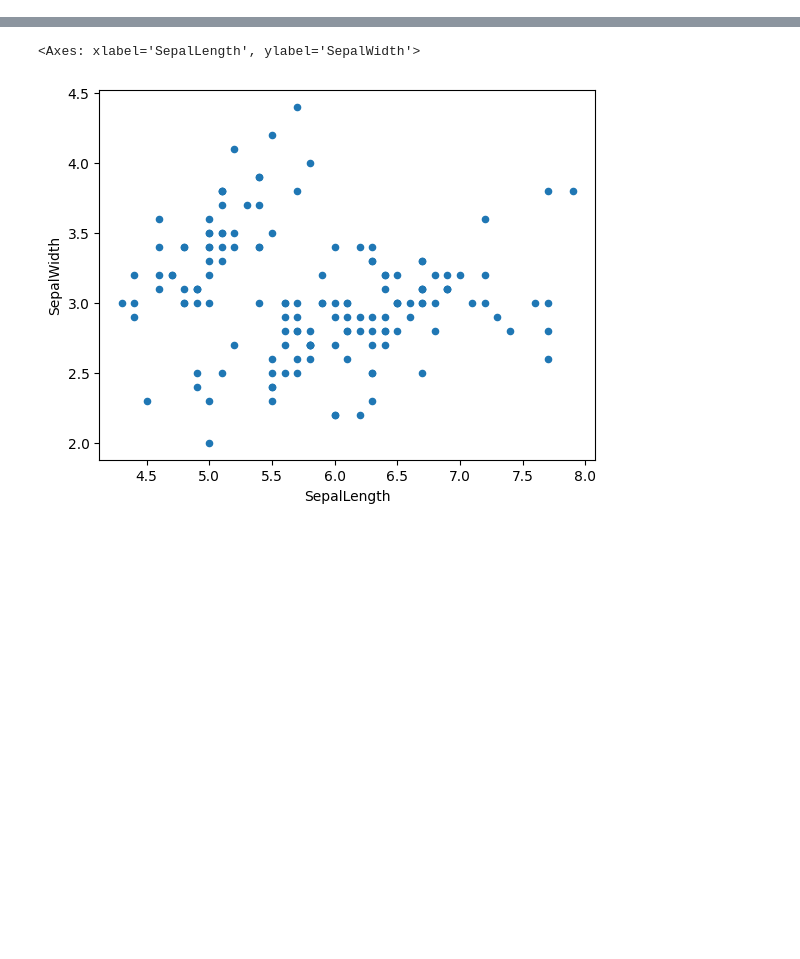
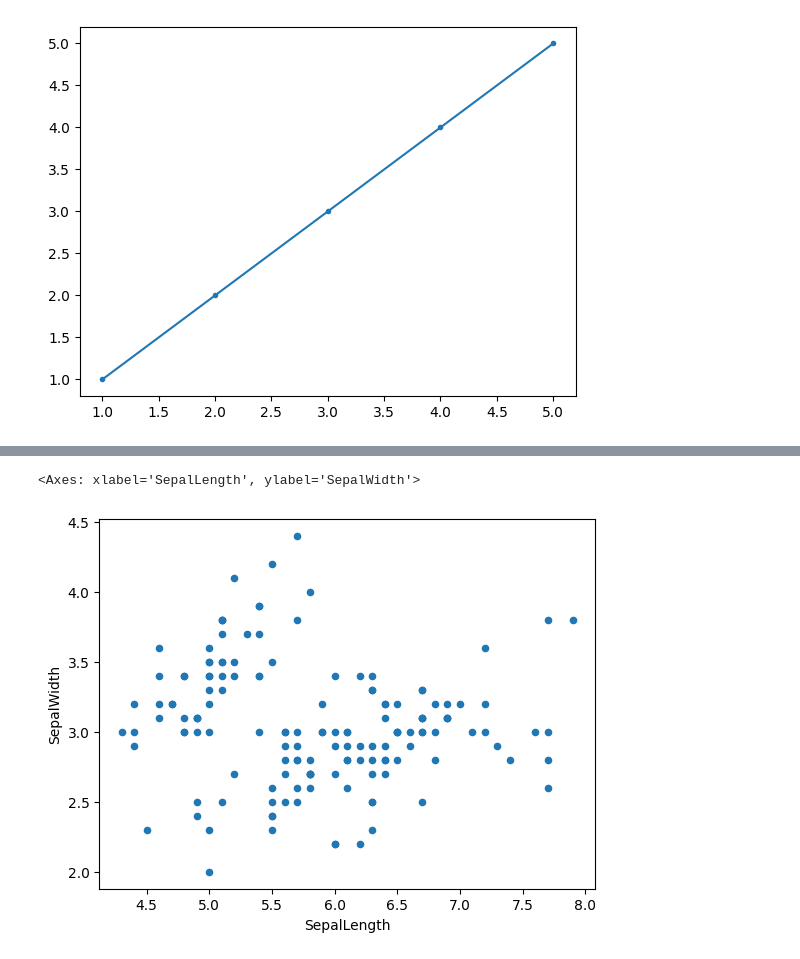
Before and after one commit to Vokturz/Curso-Python-BCCh, a Jupyter notebook: clase5/Clase5_Visualizacion.ipynb, the cells around one changed output, grey strips where cells are left out. Drawn from its saved outputs; the diff is of its cells as text; code cells hidden in the pictures; blank space fills up the shorter version.

```diff
--- a/clase5/Clase5_Visualizacion.ipynb
+++ b/clase5/Clase5_Visualizacion.ipynb
@@ -41,5 +35,14 @@ Algunos de los tipos de gráficos que se pueden crear con Matplotlib son:
 Pueden visitar la [documentación de Matplotlib](https://matplotlib.org/stable/api/pyplot_summary.html#adding-data-to-the-plot) para más información.
 
 Adicionalmente a crear un gráfico, podemos personalizarlo modificando la escala del gráfico (por ejemplo, pasar a escala logarítmica uno de los ejes), cambiar las etiquetas de los ejes, agregar un título, una leyenda, etc.
+# %%
+import matplotlib.pyplot as plt
+x = [1,2,3,4,5]
+y = [1,2,3,4,5]
+
+plt.plot(x, y, marker='.') # gráfico de línea con marcadores
+plt.show() # mostramos el gráfico
+# %% [output]
+[figure, added]
 # %%
 import numpy as np
```
Also changed, not shown: parts of 22 cells of this notebook.
